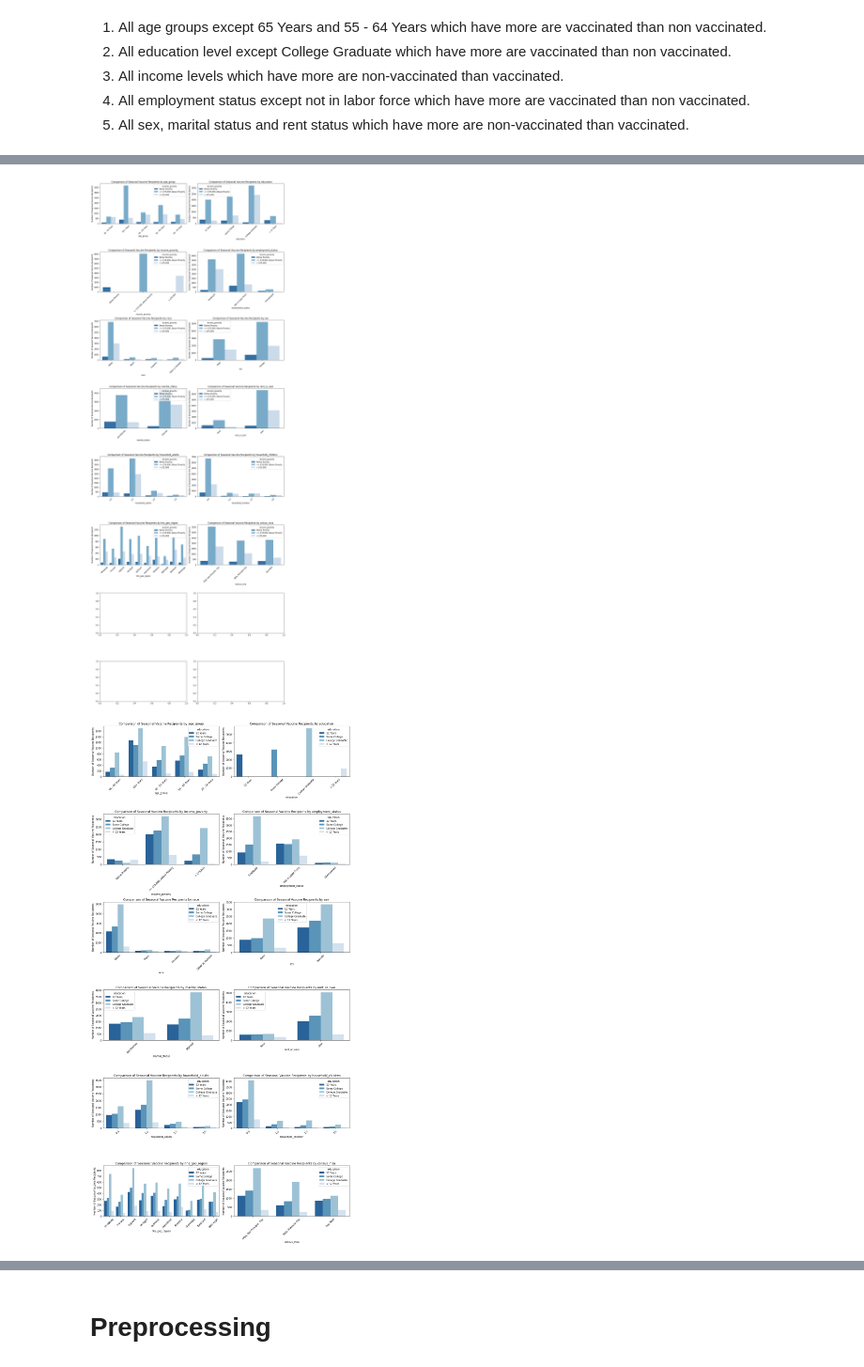
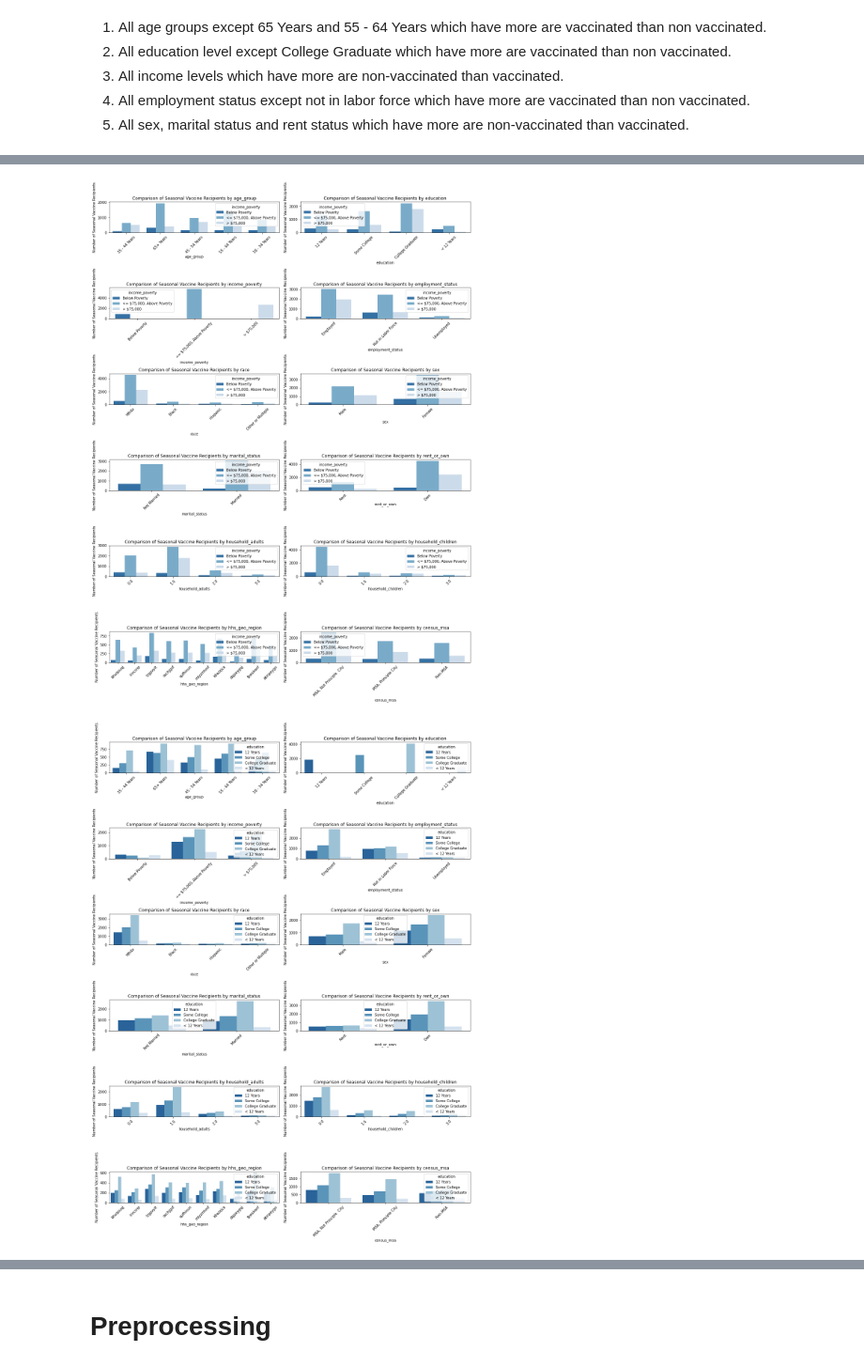
Before and after one commit to Sego-Mich/mich_phase_3_final_project, a Jupyter notebook: index.ipynb, the cells around one changed output, grey strips where cells are left out. Shown at 94% size. Drawn from its saved outputs; the diff is of its cells as text; code cells hidden in the pictures.

```diff
--- a/index.ipynb
+++ b/index.ipynb
@@ -572,8 +325,0 @@ print(train_features_df.shape[0])
-# %%
-#Checking there duplicates in testing set
-#not adding respondent id since there would be no duplicates
-col = ["age_group", "education", "income_poverty", "employment_status",
-    "race", "sex", "marital_status", "rent_or_own"]
-test_features_df = test_features_df[col]
-print(test_features_df.shape[0])
-test_features_df.duplicated().sum()
@@ -849,17 +585,14 @@ plt.show()
 4. All employment status except not in labor force which have more are vaccinated than non vaccinated.
 5. All sex, marital status and rent status which have more are non-vaccinated than vaccinated.
 # %%
- # Filter dataset where seasonal_vaccine was given
+ # filter dataset where seasonal_vaccine was given
 df_vaccinated = train_df[train_df['seasonal_vaccine'] == 1]
 
-# Create subplots dynamically based on the number of features
-n_cols = 2  # Number of columns in the subplot
-n_rows = (len(selected_features) + n_cols - 1) // n_cols  # Calculate required rows dynamically
+fig, axes = plt.subplots(nrows=6, ncols=2, figsize=(15, 20))
 
-fig, axes = plt.subplots(nrows=n_rows, ncols=n_cols, figsize=(15, 5 * n_rows))
 axes = axes.flatten()
 
-# Loop through each column in the list
+# loop through each column in the list
 for i, feature in enumerate(selected_features):
     sns.countplot(x=df_vaccinated[feature], hue=df_vaccinated['age_group'],
                   palette='Blues_r', ax=axes[i])
@@ -869,11 +602,10 @@ for i, feature in enumerate(selected_features):
     axes[i].set_title(f'Comparison of Seasonal Vaccine Recipients by {feature}')
     axes[i].tick_params(axis='x', rotation=45)
 
-# Remove any empty subplots
+# remove any empty subplots
 for j in range(len(col), len(axes)):
     fig.delaxes(axes[j])
 
-# Adjust layout and display
 plt.tight_layout()
 plt.show()
 # %% [output]
@@ -881,12 +613,8 @@ plt.show()
 # %%
-# Filter dataset where seasonal_vaccine was given
+# filter dataset where seasonal_vaccine was given
 df_vaccinated = train_df[train_df['seasonal_vaccine'] == 1]
 
-# Create subplots dynamically based on the number of features
-n_cols = 2  # Number of columns in the subplot
-n_rows = (len(col) + n_cols - 1) // n_cols  # Calculate required rows dynamically
-
-fig, axes = plt.subplots(nrows=n_rows, ncols=n_cols, figsize=(15, 5 * n_rows))
+fig, axes = plt.subplots(nrows=6, ncols=2, figsize=(15, 20))
 axes = axes.flatten()
 
 # Loop through each column in the list
@@ -899,43 +627,37 @@ for i, feature in enumerate(selected_features):
     axes[i].set_title(f'Comparison of Seasonal Vaccine Recipients by {feature}')
     axes[i].tick_params(axis='x', rotation=45)
 
-# Remove any empty subplots
+# remove any empty subplots
 for j in range(len(col), len(axes)):
     fig.delaxes(axes[j])
 
-# Adjust layout and display
 plt.tight_layout()
 plt.show()
 # %% [output]
-[figure, old version]
+[figure, new version]
 # %%
-# Filter dataset where seasonal_vaccine was given
+# filter dataset where seasonal_vaccine was given
 df_vaccinated = train_df[train_df['seasonal_vaccine'] == 1]
 
-# Create subplots dynamically based on the number of features
-n_cols = 2  # Number of columns in the subplot
-n_rows = (len(selected_features) + n_cols - 1) // n_cols  # Calculate required rows dynamically
-
-fig, axes = plt.subplots(nrows=n_rows, ncols=n_cols, figsize=(15, 5 * n_rows))
+fig, axes = plt.subplots(nrows=6, ncols=2, figsize=(15, 20))
 axes = axes.flatten()
 
-# Loop through each column in the list
+# loop through each column in the list
 for i, feature in enumerate(selected_features):
     sns.countplot(x=df_vaccinated[feature], hue=df_vaccinated["education"],
                   palette='Blues_r', ax=axes[i])
 
     axes[i].set_xlabel(feature)
     axes[i].set_ylabel('Number of Seasonal Vaccine Recipients')
     axes[i].set_title(f'Comparison of Seasonal Vaccine Recipients by {feature}')
     axes[i].tick_params(axis='x', rotation=45)
 
-# Remove any empty subplots
+# remove any empty subplots
 for j in range(len(col), len(axes)):
     fig.delaxes(axes[j])
 
-# Adjust layout and display
 plt.tight_layout()
 plt.show()
 # %% [output]
-[figure, old version]
+[figure, new version]
 # %%
```
Also changed, not shown: parts of 65 cells of this notebook, 6 other files.
